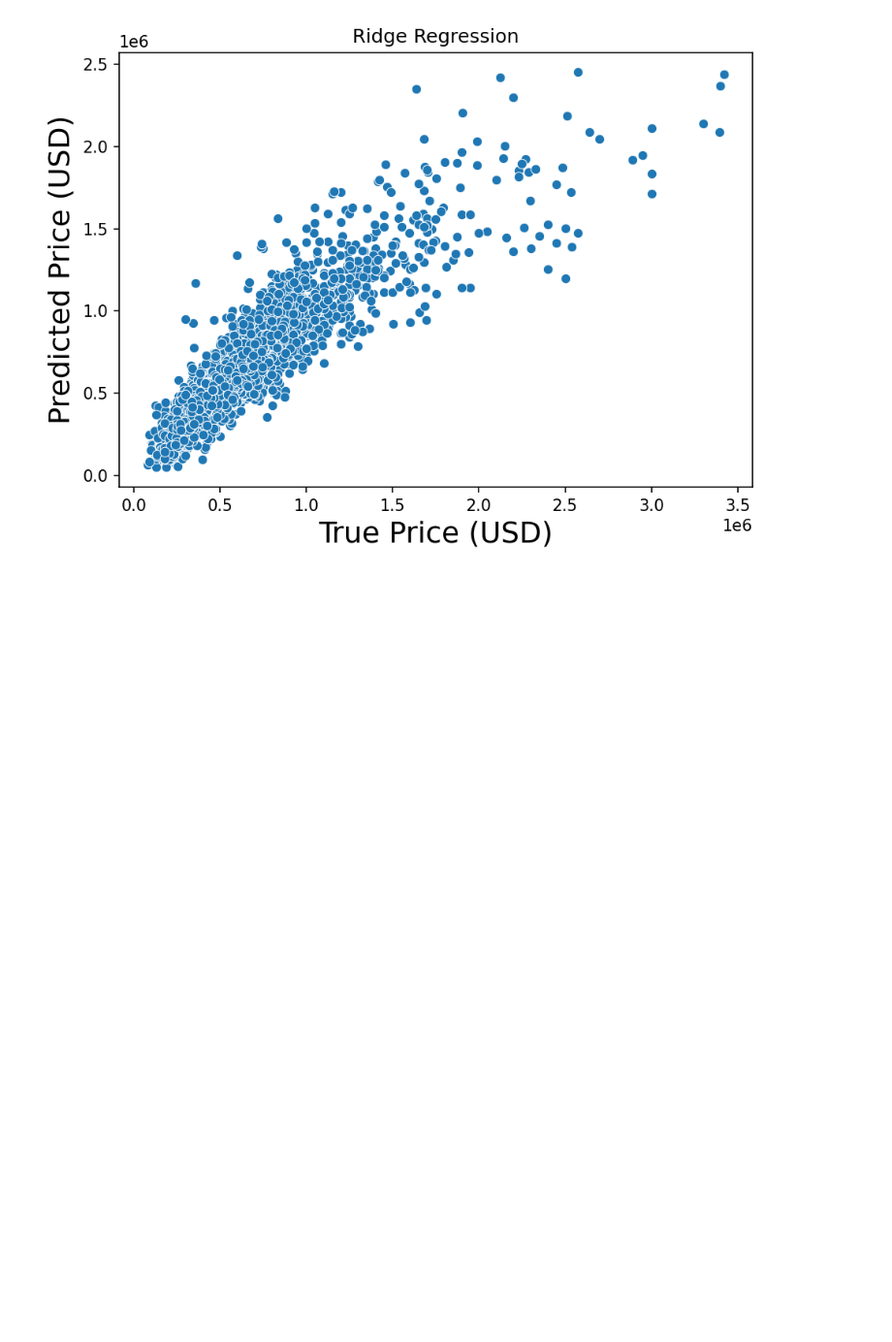
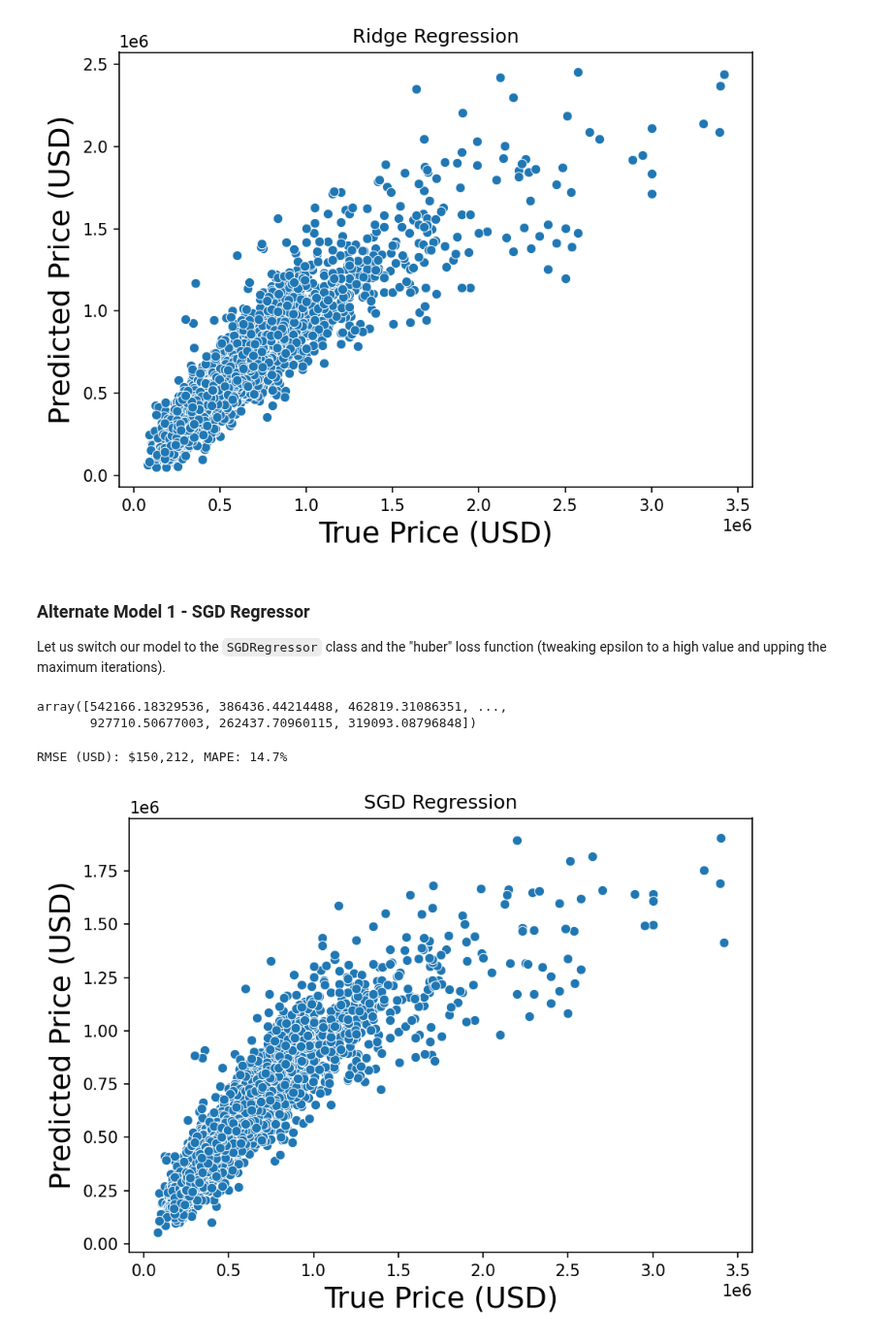
Before and after one commit to jmfb/CS5610, a Jupyter notebook: m4p4/M4 Project 4.2 Experiment.ipynb, the cells around one changed output. Shown at 97% size. Drawn from its saved outputs; the diff is of its cells as text; code cells hidden in the pictures; blank space fills up the shorter version.

Commit message:
Adding alternate models.

```diff
--- a/m4p4/M4 Project 4.2 Experiment.ipynb
+++ b/m4p4/M4 Project 4.2 Experiment.ipynb
@@ -165,3 +167,27 @@ pred_true_plot = sns.scatterplot(x=test_y, y=pred_y)
 pred_true_plot.set(xlabel="True Price (USD)", ylabel="Predicted Price (USD)", title="Ridge Regression");
 # %% [output]
 [figure]
+# %% [markdown]
+### Alternate Model 1 - SGD Regressor
+
+Let us switch our model to the `SGDRegressor` class and the "huber" loss function (tweaking epsilon to a high value and upping the maximum iterations).
+# %%
+model = SGDRegressor(loss="huber", epsilon=50000, max_iter=10000, random_state=777)
+model.fit(train_X, train_y)
+pred_y = model.predict(test_X)
+pred_y
+# %% [output]
+array([542166.18329536, 386436.44214488, 462819.31086351, ...,
+       927710.50677003, 262437.70960115, 319093.08796848])
+# %%
+mse = mean_squared_error(test_y, pred_y)
+rmse = np.sqrt(mse)
+mape = mean_absolute_percentage_error(test_y, pred_y)
+print(f"RMSE (USD): ${rmse:,.0f}, MAPE: {mape:.1%}")
+# %% [output]
+RMSE (USD): $150,212, MAPE: 14.7%
+# %%
+pred_true_plot = sns.scatterplot(x=test_y, y=pred_y)
+pred_true_plot.set(xlabel="True Price (USD)", ylabel="Predicted Price (USD)", title="SGD Regression");
+# %% [output]
+[figure, added]
```
Also changed, not shown: parts of 8 cells of this notebook.
